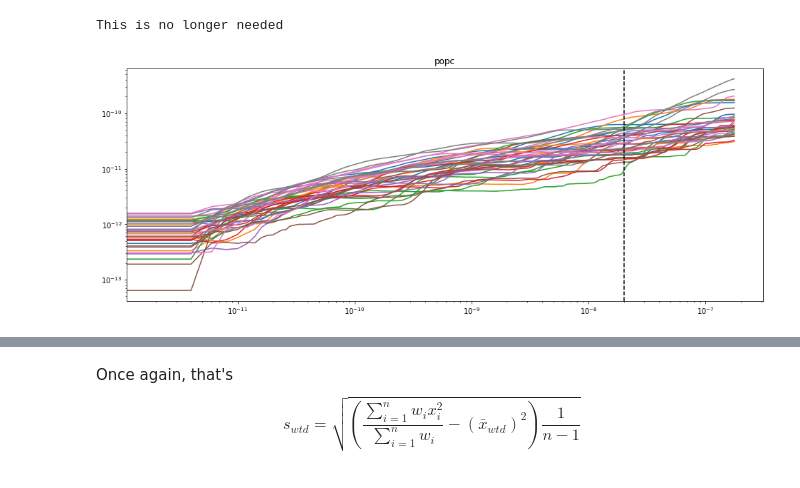
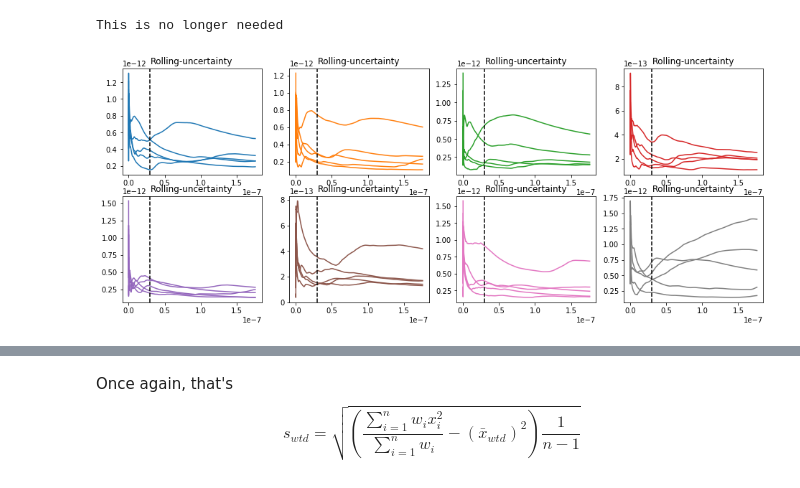
Before and after one commit to sheamusfitz/g-k-viscosity, a Jupyter notebook: final_analysis.ipynb, the cells around one changed output, grey strips where cells are left out. Cells and saved outputs as stored; diff of their text form; code cells hidden in the pictures.

```diff
--- a/final_analysis.ipynb
+++ b/final_analysis.ipynb
@@ -56,11 +60,14 @@ for l, lipid in enumerate(lipids):
         vals = data[lipid+'-r'+str(r+1)+'-visc']
         uncs = data[lipid+'-r'+str(r+1)+'-visc-unc']
         plt.plot(x, vals, ',', c=scolor)
-        plt.fill_between(x, y1=vals+uncs, y2=vals-uncs, alpha=0.2, color=scolor)
+        plt.fill_between(x, y1=vals+uncs, y2=vals-uncs, alpha=0.1, color=scolor)
     plt.title(lipid)
 #     plt.ylim(1.7e-10,4.3e-10)
     plt.ylim(0,3e-9)
-#     plt.xscale('log')
-    plt.axvline(2e-8, ls='--', c='black')
+    plt.xscale('log')
+    plt.axvline(minerr, ls='--', c='black')
+    plt.xlabel("Integration Window $t^\star$ (s)")
+    plt.ylabel("Viscosity integral from $t^\star$")
+plt.tight_layout()
 plt.show()
 # %% [output]
@@ -67,0 +75,20 @@ plt.show()
+# %%
+plt.figure(figsize = (6,5))
+l = 5
+lipid = 'dppc'
+scolor = 'C'+str(l)
+for r in range(5):
+    vals = data[lipid+'-r'+str(r+1)+'-visc']
+    uncs = data[lipid+'-r'+str(r+1)+'-visc-unc']
+    plt.plot(x, vals, ',',c='C0')
+    plt.fill_between(x, y1=vals+uncs, y2=vals-uncs, alpha=0.1, color='C0')
+plt.title('DPPC, 5 trials')
+plt.ylim(-0.5e-9,1.5e-9)
+plt.xscale('log', subsx=[2, 3, 4, 5, 6, 7, 8, 9])
+plt.axvline(minerr, ls='--', c='black')
+plt.xlabel("Integration Window $t^\star$ (s)")
+plt.minorticks_on()
+plt.ylabel("Viscosity integral from $t^\star$")
+
+# plt.tight_layout()
+plt.show()
@@ -107,16 +136,19 @@ for lipid in lipids:
         data[lipid+'-r'+str(r+1)+'-roll-unc'][0:2] = data[lipid+'-r'+str(r+1)+'-roll-unc'][2]
 # %%
 plt.figure(figsize = (16,6))
+y1 = data[lipid+'-r'+str(r+1)+'-roll-unc']
+y2 = sp.arange(1,len(y1)+1)
 for l, lipid in enumerate(lipids):
     scolor = 'C'+str(l)
-#     plt.subplot(2,4,l+1)
+    plt.subplot(2,4,l+1)
     for r in range(5):
-        plt.plot(x, data[lipid+'-r'+str(r+1)+'-roll-unc'], c=scolor)
-    plt.title(lipid)
+        y1 = data[lipid+'-r'+str(r+1)+'-roll-unc']
+        plt.plot(x, y1/y2**(1/2), c=scolor)
+    plt.title('Rolling-uncertainty')
 #     plt.ylim(5e-14, 2.1e-11)
-    plt.xscale('log')
-    plt.yscale('log')
-plt.axvline(2e-8, ls='--', c='black')
+#     plt.xscale('log')
+#     plt.yscale('log')
+    plt.axvline(minerr, ls='--', c='black')
 plt.show()
 # %% [output]
-[figure, old version]
+[figure, new version]
```
Also changed, not shown: parts of 15 cells of this notebook.
